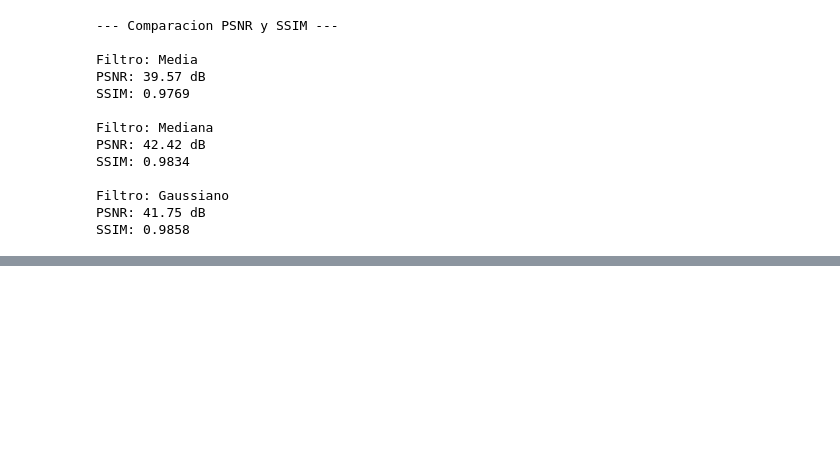
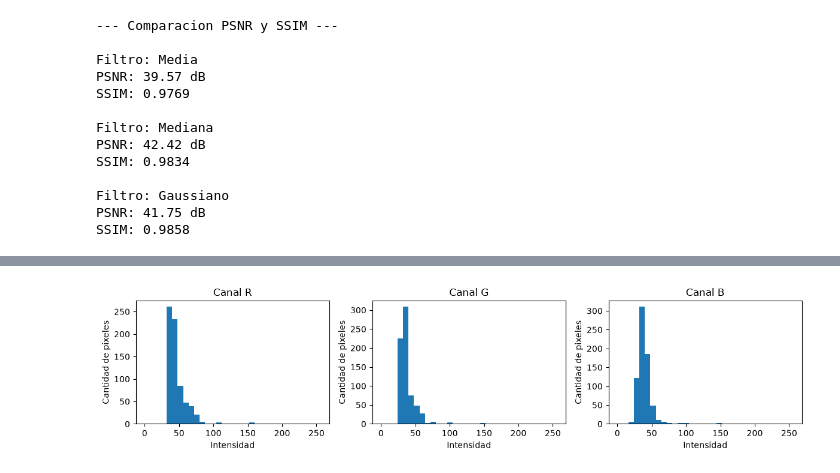
Before and after one commit to mszwarcberg-2004/Guia_imagenes, a Jupyter notebook: Guia_imagenes.ipynb, the cells around one changed output, grey strips where cells are left out. Drawn from its saved outputs; the diff is of its cells as text; code cells hidden in the pictures; blank space fills up the shorter version.

```diff
--- a/Guia_imagenes.ipynb
+++ b/Guia_imagenes.ipynb
@@ -1405,0 +1889,79 @@ K=5 - Centroides: [ 37.155922  67.24404   81.53876   95.088234 222.25    ]
+# %%
+
+
+# 3.1.2 Textura de primer orden para la pupila
+
+# Analizar intensidades RGB dentro de la mascara pupilar
+
+canales_rgb = cv2.split(roi_rgb)
+nombres_canales = ["R", "G", "B"]
+
+seleccion_pupila = mascara_pupila_3 > 0
+
+estadisticas_primer_orden = {}
+
+for nombre, canal in zip(nombres_canales, canales_rgb):
+
+    pixeles = canal[seleccion_pupila]
+
+    # Media y desvio estandar
+    media = np.mean(pixeles)
+    desvio = np.std(pixeles)
+
+    # Histograma normalizado
+    histograma = np.bincount(
+        pixeles,
+        minlength=256
+    )
+
+    probabilidades = histograma / histograma.sum()
+    p_no_cero = probabilidades[probabilidades > 0]
+
+    # Entropia de Shannon
+    entropia = -np.sum(
+        p_no_cero * np.log2(p_no_cero)
+    )
+
+    # Asimetria
+    asimetria = skew(pixeles) if desvio > 0 else 0.0
+
+    estadisticas_primer_orden[nombre] = {
+        "Media": media,
+        "Desvio estandar": desvio,
+        "Entropia": entropia,
+        "Asimetria": asimetria
+    }
+
+
+# Tabla de primer orden de la pupila
+tabla_primer_orden_pupila = pd.DataFrame.from_dict(
+    estadisticas_primer_orden,
+    orient="index"
+)
+
+tabla_primer_orden_pupila.index.name = "Canal RGB"
+
+print("\n--- 3.1.2 Textura de primer orden: pupila ---")
+display(tabla_primer_orden_pupila.round(4))
+
+
+# Histogramas RGB de la pupila
+fig, ax = plt.subplots(1, 3, figsize=(12, 3))
+
+for i, (nombre, canal) in enumerate(
+    zip(nombres_canales, canales_rgb)
+):
+
+    ax[i].hist(
+        canal[seleccion_pupila],
+        bins=32,
+        range=(0, 256)
+    )
+
+    ax[i].set_title(f"Canal {nombre}")
+    ax[i].set_xlabel("Intensidad")
+    ax[i].set_ylabel("Cantidad de pixeles")
+
+plt.tight_layout()
+plt.show()
+# %% [output]
@@ -1405,0 +1974 @@ K=5 - Centroides: [ 37.155922  67.24404   81.53876   95.088234 222.25    ]
+[figure, added]
```
Also changed, not shown: parts of 14 cells of this notebook, 1 other file.
